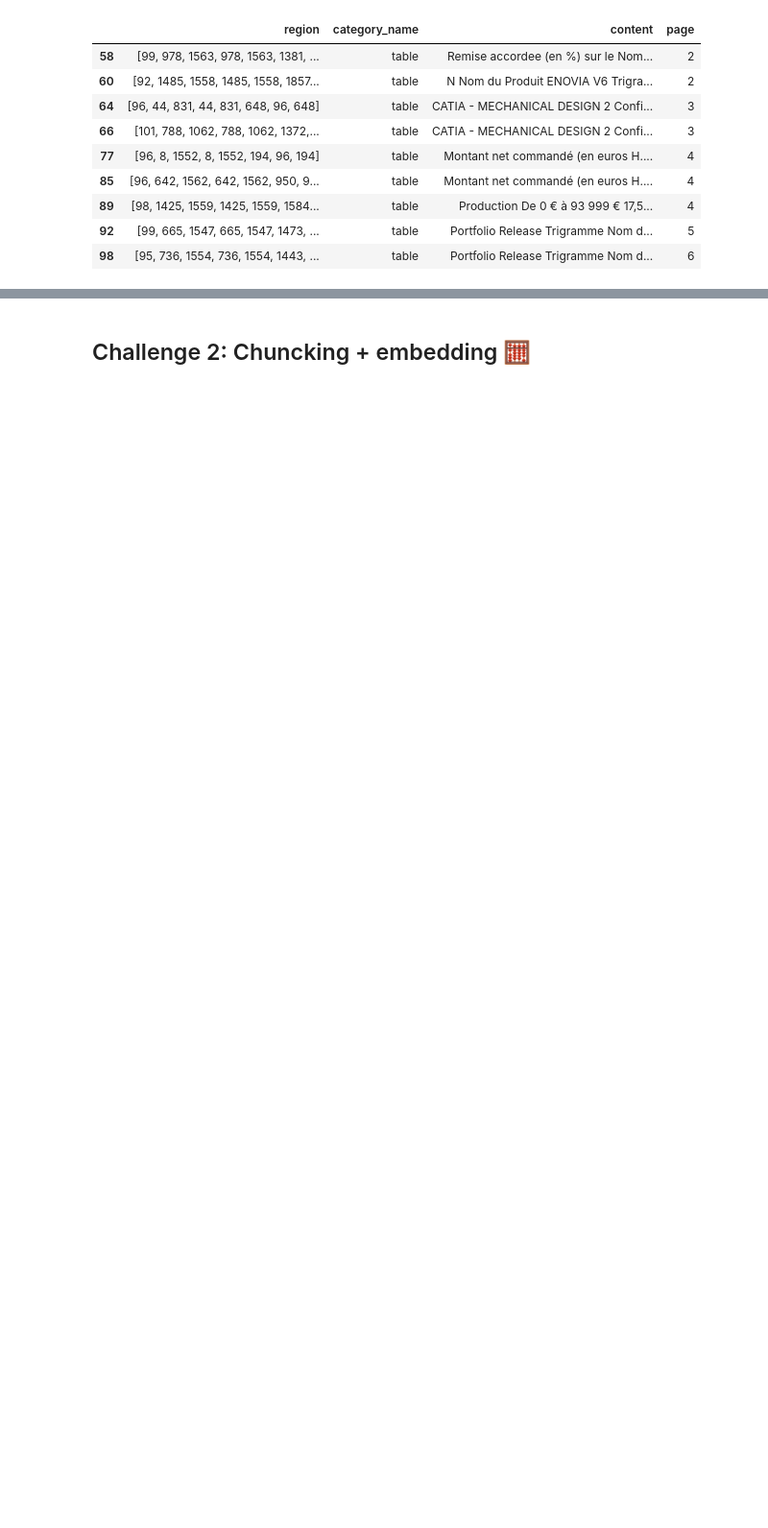
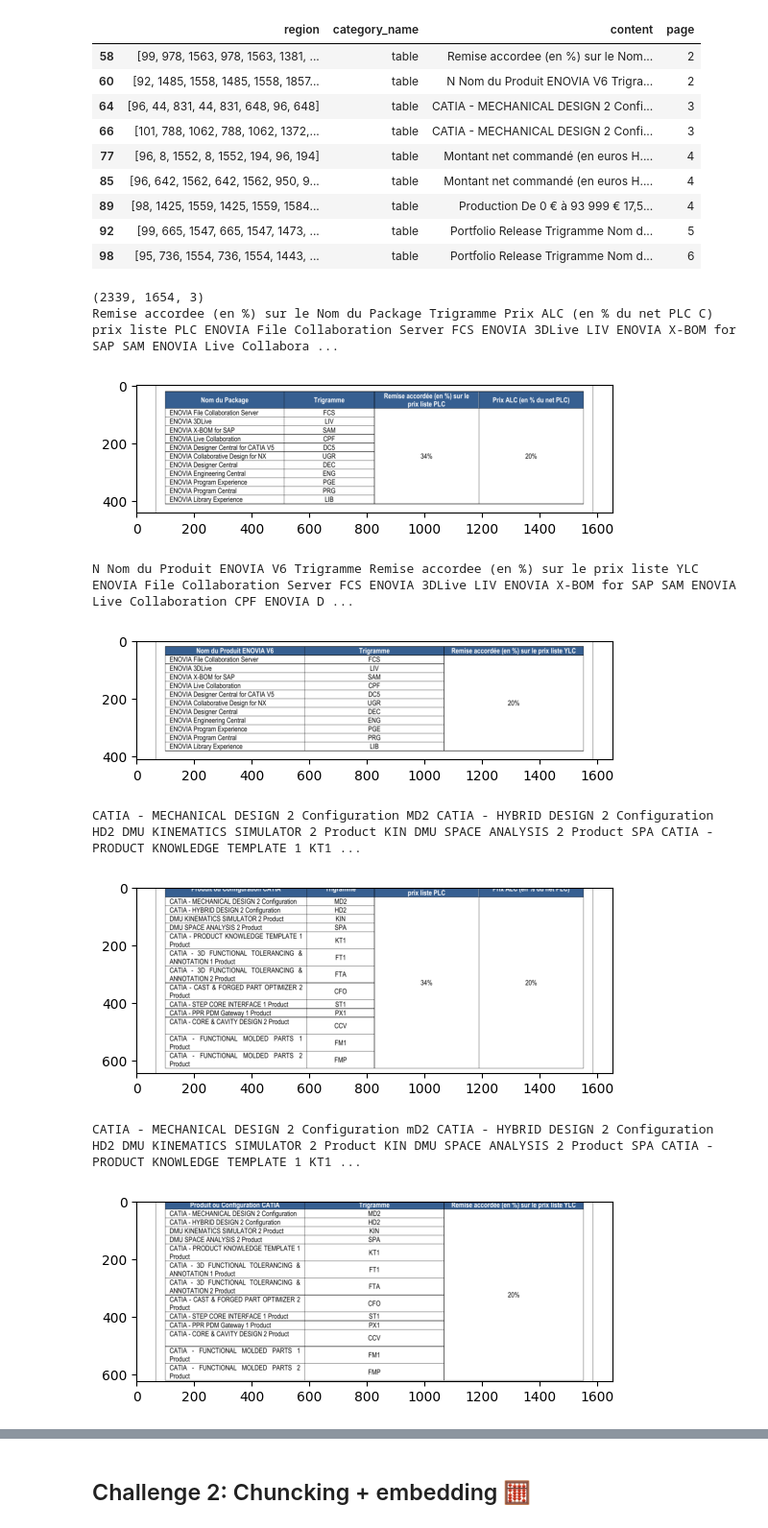
Before and after one commit to mybenkhadda/docxchain, a Jupyter notebook: test.ipynb, the cells around one changed output, grey strips where cells are left out. Shown: that part at 96% size. Cells and saved outputs as stored; diff of their text form; code cells hidden in the pictures; blank space fills up the shorter version.

```diff
--- a/test.ipynb
+++ b/test.ipynb
@@ -177,3 +213,15 @@ df[df["category_name"] == "table"]
 | 89 | [98, 1425, 1559, 1425, 1559, 1584... | table | Production De 0 € à 93 999 € 17,5... | 4 |
 | 92 | [99, 665, 1547, 665, 1547, 1473, ... | table | Portfolio Release Trigramme Nom d... | 5 |
 | 98 | [95, 736, 1554, 736, 1554, 1443, ... | table | Portfolio Release Trigramme Nom d... | 6 |
+# %%
+l = d.extractTables("../documents/purchasing_contract_example.pdf", df)
+# %% [output]
+(2339, 1654, 3)
+Remise accordee (en %) sur le Nom du Package Trigramme Prix ALC (en % du net PLC C) prix liste PLC ENOVIA File Collaboration Server FCS ENOVIA 3DLive LIV ENOVIA X-BOM for SAP SAM ENOVIA Live Collabora ...
+[figure, added]
+N Nom du Produit ENOVIA V6 Trigramme Remise accordee (en %) sur le prix liste YLC ENOVIA File Collaboration Server FCS ENOVIA 3DLive LIV ENOVIA X-BOM for SAP SAM ENOVIA Live Collaboration CPF ENOVIA D ...
+[figure, added]
+CATIA - MECHANICAL DESIGN 2 Configuration MD2 CATIA - HYBRID DESIGN 2 Configuration HD2 DMU KINEMATICS SIMULATOR 2 Product KIN DMU SPACE ANALYSIS 2 Product SPA CATIA - PRODUCT KNOWLEDGE TEMPLATE 1 KT1 ...
+[figure, added]
+CATIA - MECHANICAL DESIGN 2 Configuration mD2 CATIA - HYBRID DESIGN 2 Configuration HD2 DMU KINEMATICS SIMULATOR 2 Product KIN DMU SPACE ANALYSIS 2 Product SPA CATIA - PRODUCT KNOWLEDGE TEMPLATE 1 KT1 ...
+[figure, added]
```
Also changed, not shown: parts of 26 cells of this notebook.
